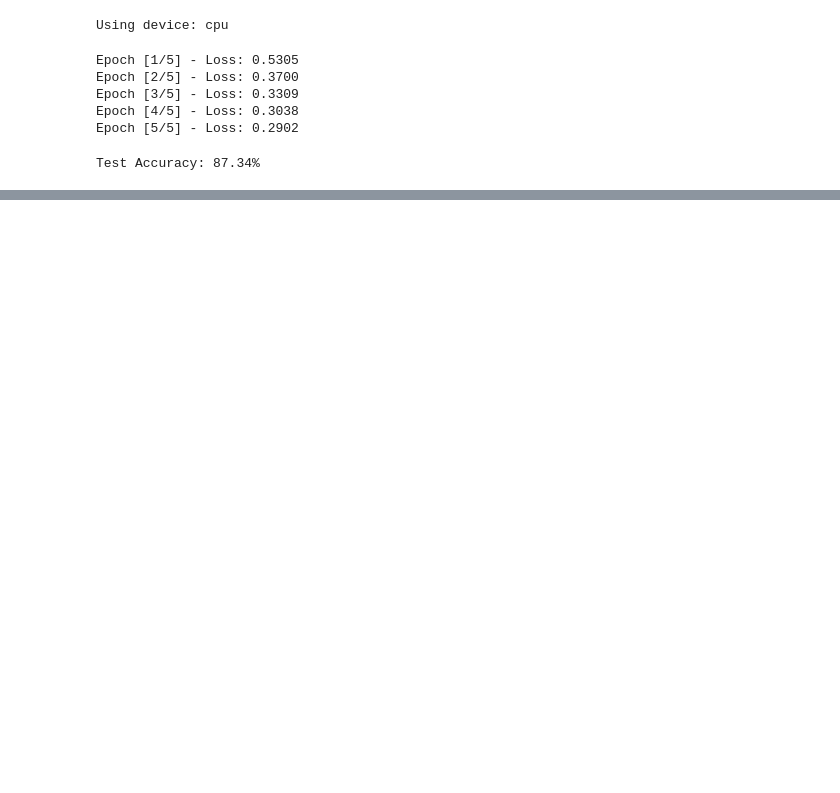
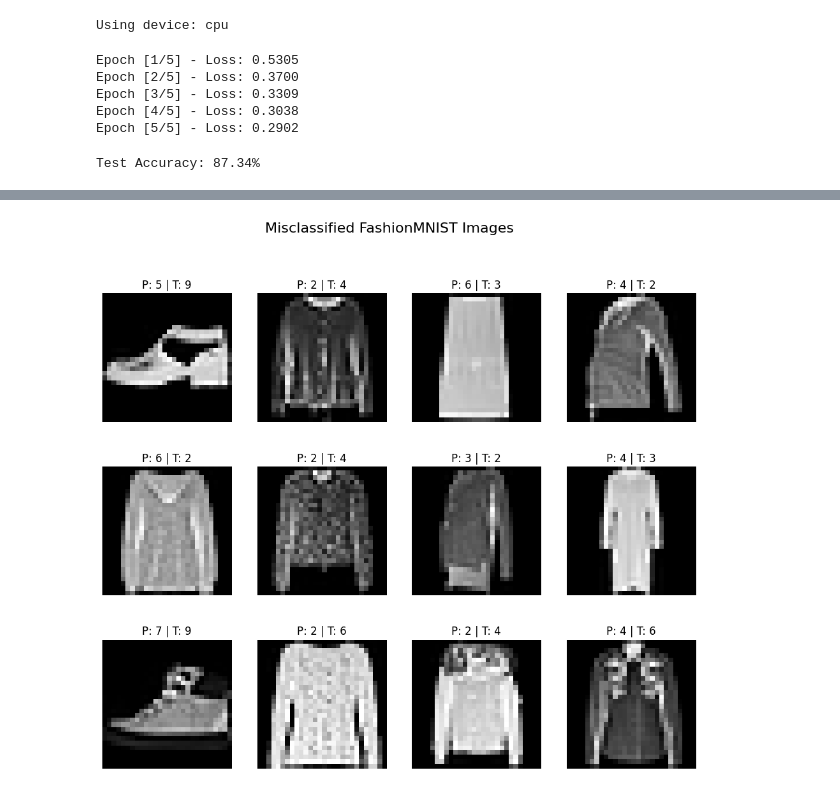
Before and after one commit to Toluhunter/Image-Classification-on-the-Fashion-MNIST-Dataset-against-different-NN-models, a Jupyter notebook: mlp.ipynb, the cells around one changed output, grey strips where cells are left out. Saved outputs shown, nothing was run; the diff lists cells and outputs as text; code cells hidden in the pictures; blank space fills up the shorter version.

```diff
--- a/mlp.ipynb
+++ b/mlp.ipynb
@@ -131,0 +169,14 @@ Test Accuracy: 87.34%
+# %%
+num_to_show = 12
+plt.figure(figsize=(12, 10))
+
+for i in range(num_to_show):
+    plt.subplot(3, 4, i+1)
+    plt.imshow(misclassified_images[i].squeeze(), cmap='gray')
+    plt.title(f"P: {misclassified_preds[i]} | T: {misclassified_labels[i]}")
+    plt.axis("off")
+
+plt.suptitle("Misclassified FashionMNIST Images", fontsize=16)
+plt.show()
+# %% [output]
+[figure, added]
```
Also changed, not shown: parts of 7 cells of this notebook, 1 other file.
